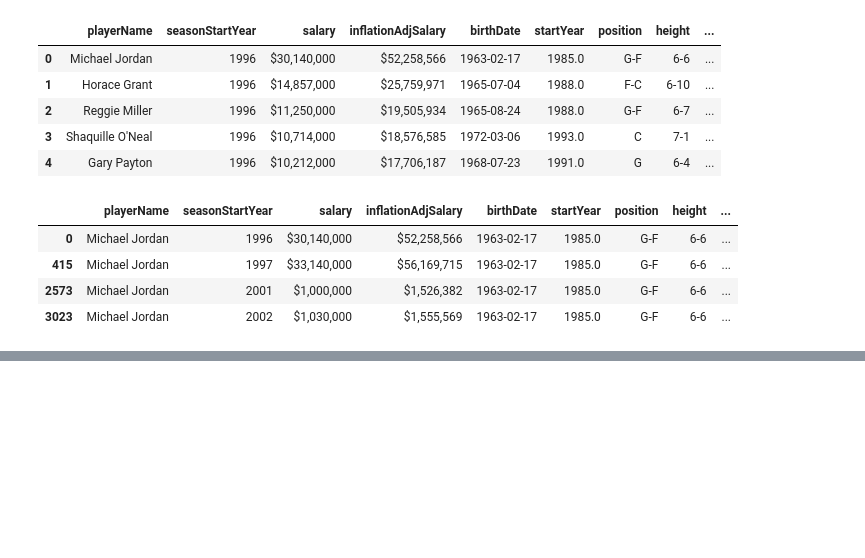
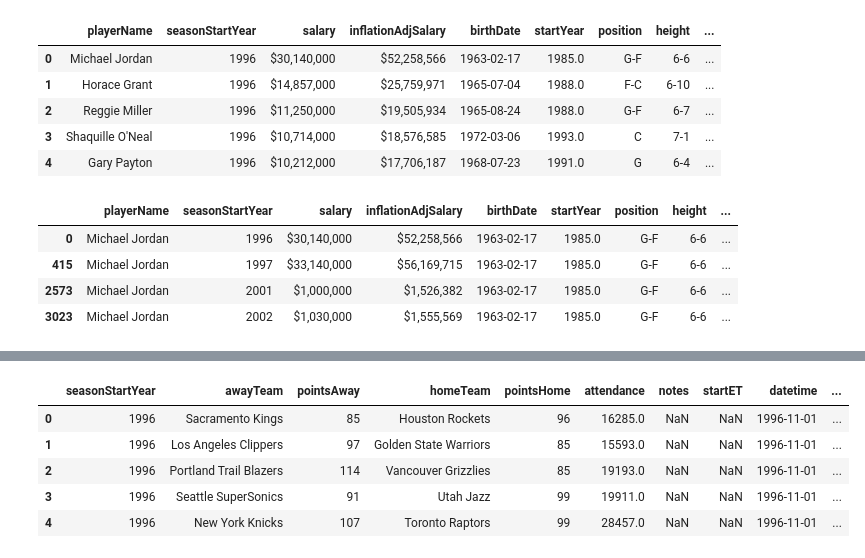
Before and after one commit to RiyaAg/EECS-545---Predicting-NBA-Player-s-Salary, a Jupyter notebook: ml_clean_data.ipynb, the cells around one changed output, grey strips where cells are left out. Cells and saved outputs as stored; diff of their text form; code cells hidden in the pictures; blank space fills up the shorter version.

```diff
--- a/ml_clean_data.ipynb
+++ b/ml_clean_data.ipynb
@@ -102,0 +117,11 @@ rows
+# %%
+#get player box score
+games = pd.read_csv('/content/drive/MyDrive/ml-project/data/games.csv')
+games.head()
+# %% [output]
+|  | seasonStartYear | awayTeam | pointsAway | homeTeam | pointsHome | attendance | notes | startET | datetime | ... |
+| 0 | 1996 | Sacramento Kings | 85 | Houston Rockets | 96 | 16285.0 | NaN | NaN | 1996-11-01 | ... |
+| 1 | 1996 | Los Angeles Clippers | 97 | Golden State Warriors | 85 | 15593.0 | NaN | NaN | 1996-11-01 | ... |
+| 2 | 1996 | Portland Trail Blazers | 114 | Vancouver Grizzlies | 85 | 19193.0 | NaN | NaN | 1996-11-01 | ... |
+| 3 | 1996 | Seattle SuperSonics | 91 | Utah Jazz | 99 | 19911.0 | NaN | NaN | 1996-11-01 | ... |
+| 4 | 1996 | New York Knicks | 107 | Toronto Raptors | 99 | 28457.0 | NaN | NaN | 1996-11-01 | ... |
```
Also changed, not shown: parts of 11 cells of this notebook, 2 other files.
